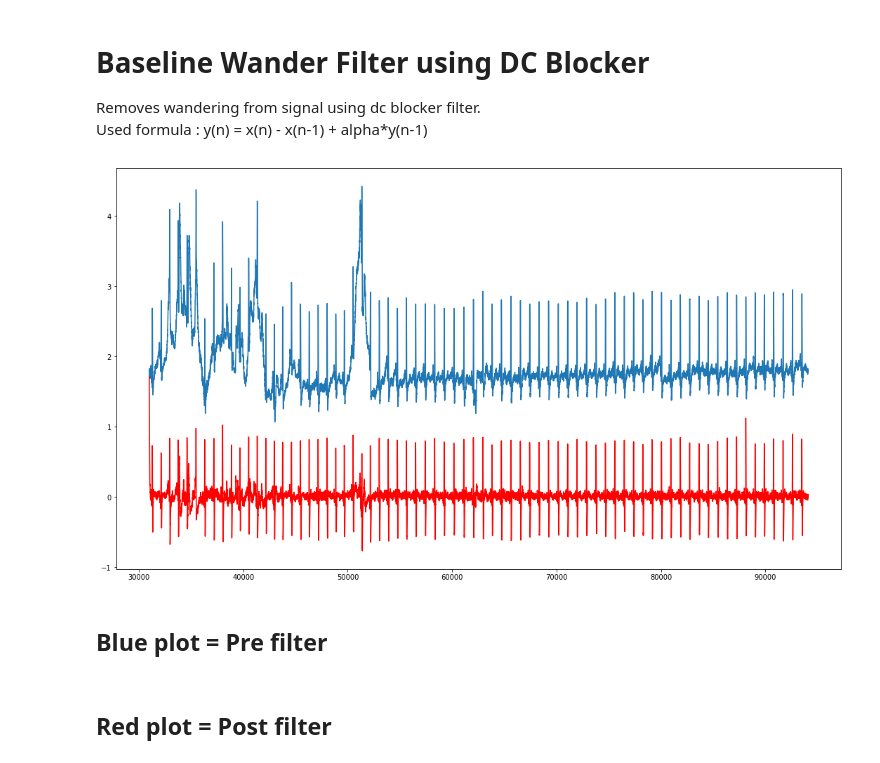
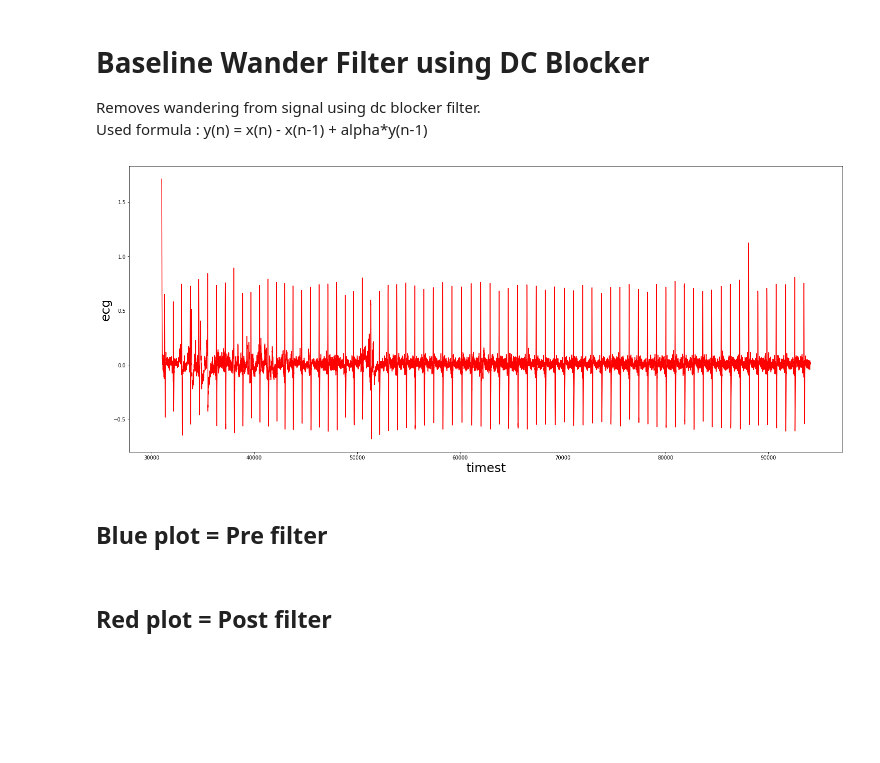
Before and after one commit to atagulmert/emotion_recognition, a Jupyter notebook: scripts/preprocessing/baseline_subtraction/baseline_wander_filter.ipynb, the cells around one changed output. Drawn from its saved outputs; the diff is of its cells as text; code cells hidden in the pictures; blank space fills up the shorter version.

```diff
--- a/scripts/preprocessing/baseline_subtraction/baseline_wander_filter.ipynb
+++ b/scripts/preprocessing/baseline_subtraction/baseline_wander_filter.ipynb
@@ -21,18 +38,13 @@ def dc_blocker(signal,alpha):
-# %%
-df = pd.read_csv('dataset1.csv')
-df_list = np.array_split(df,6)
-
-ecg = df_list[0]['ecg']
-timestamp = df_list[0]['timest']
-
-rcParams['figure.figsize'] = 18.5,10.5
-
-a1 = plt.plot(timestamp,ecg)
-
-final_sig = dc_blocker(ecg,0.89)
-a2 = plt.plot(timestamp,final_sig,c='r')
-# %% [output]
-[figure, removed]
+# %%
+df = pd.read_csv('dataset1.csv')
+df_list = np.array_split(df,6)
+obj = dcBlockerFilter()
+
+extracted_data, timestmp = obj.extract_column(df_list[0],'ecg')
+filtered_data = obj.apply_filter(extracted_data,0.85)
+obj.plot_data(filtered_data,timestmp,'ecg','timest')
+# %% [output]
+[figure, added]
 # %% [markdown]
 <h2>Blue plot = Pre filter</h2>
 <h2><br>Red plot = Post filter</h2>
```
Also changed, not shown: parts of 1 cell of this notebook.
